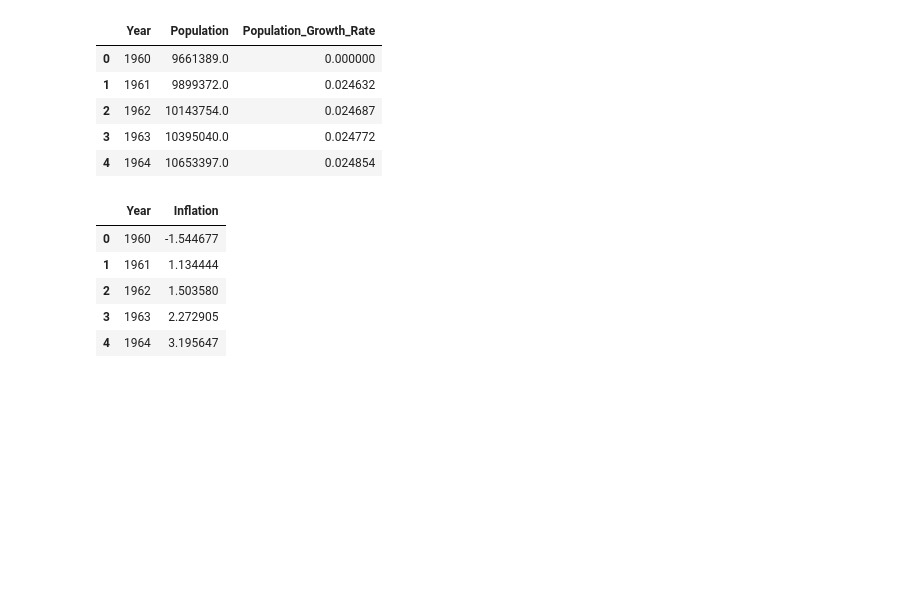
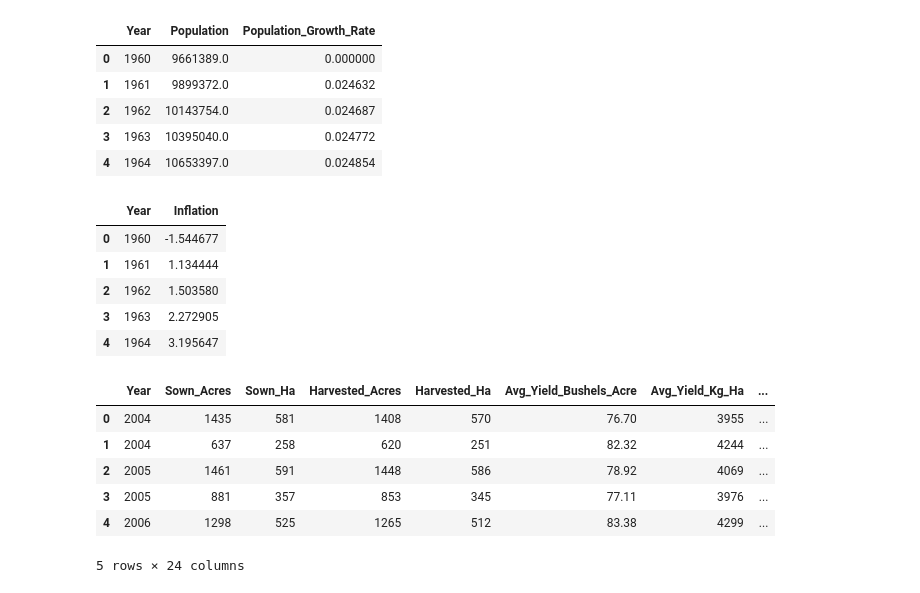
Before and after one commit to vishwani014/Sri-Lankan-Crop-Yield-Predictor, a Jupyter notebook: notebooks/preprocess.ipynb, the cells around one changed output. Saved outputs shown, nothing was run; the diff lists cells and outputs as text; code cells hidden in the pictures; blank space fills up the shorter version.

Commit message:
merged all preprocessed data

```diff
--- a/notebooks/preprocess.ipynb
+++ b/notebooks/preprocess.ipynb
@@ -156,3 +156,14 @@ inflation_data.head()
 | 2 | 1962 | 1.503580 |
 | 3 | 1963 | 2.272905 |
 | 4 | 1964 | 3.195647 |
+# %%
+merged_data = pd.read_csv('../data/processed/merged_data.csv')
+merged_data.head()
+# %% [output]
+|  | Year | Sown_Acres | Sown_Ha | Harvested_Acres | Harvested_Ha | Avg_Yield_Bushels_Acre | Avg_Yield_Kg_Ha | ... |
+| 0 | 2004 | 1435 | 581 | 1408 | 570 | 76.70 | 3955 | ... |
+| 1 | 2004 | 637 | 258 | 620 | 251 | 82.32 | 4244 | ... |
+| 2 | 2005 | 1461 | 591 | 1448 | 586 | 78.92 | 4069 | ... |
+| 3 | 2005 | 881 | 357 | 853 | 345 | 77.11 | 3976 | ... |
+| 4 | 2006 | 1298 | 525 | 1265 | 512 | 83.38 | 4299 | ... |
+5 rows × 24 columns
```
Also changed, not shown: 3 other files.
